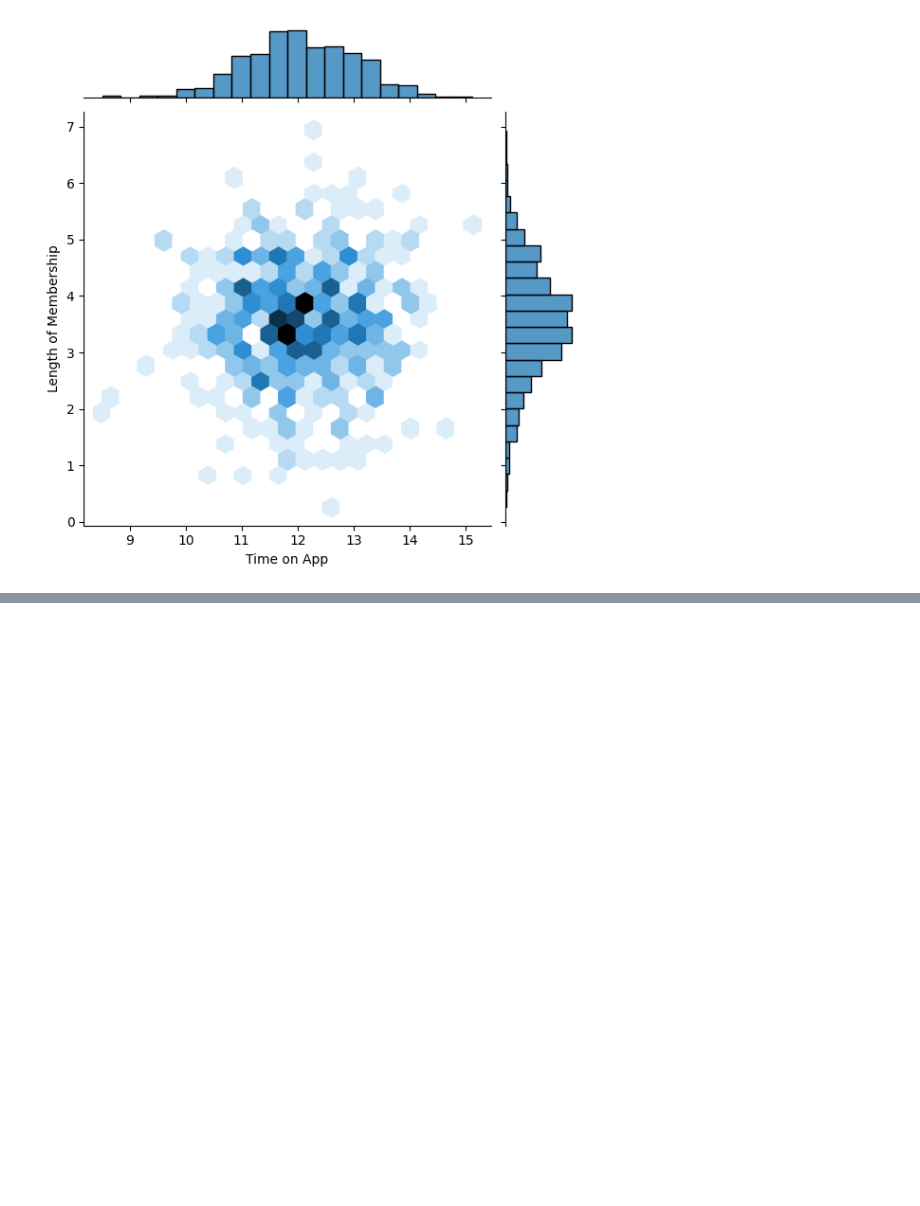
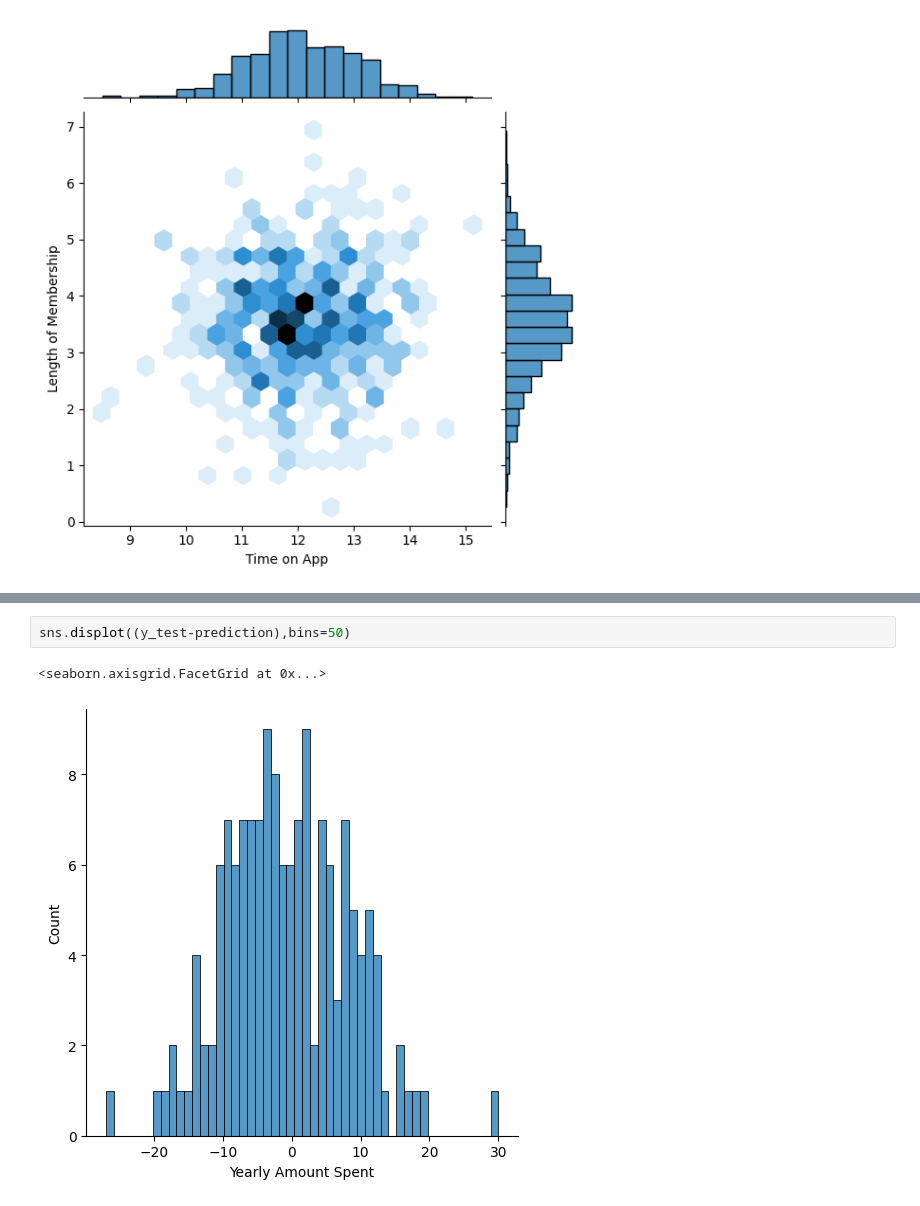
Before and after one commit to Shayan03447/Data_Science-, a Jupyter notebook: Machine_Learning/01_Linear_Regression.ipynb, the cells around one changed output, grey strips where cells are left out. Saved outputs shown, nothing was run; the diff lists cells and outputs as text; blank space fills up the shorter version.

```diff
--- a/Machine_Learning/01_Linear_Regression.ipynb
+++ b/Machine_Learning/01_Linear_Regression.ipynb
@@ -46,0 +117,5 @@ sns.jointplot(x='Time on App',y='Length of Membership',data=customer,kind='hex')
+# %%
+sns.displot((y_test-prediction),bins=50)
+# %% [output]
+<seaborn.axisgrid.FacetGrid at 0x...>
+[figure, added]
```
Also changed, not shown: parts of 16 cells of this notebook, 15 other files.
